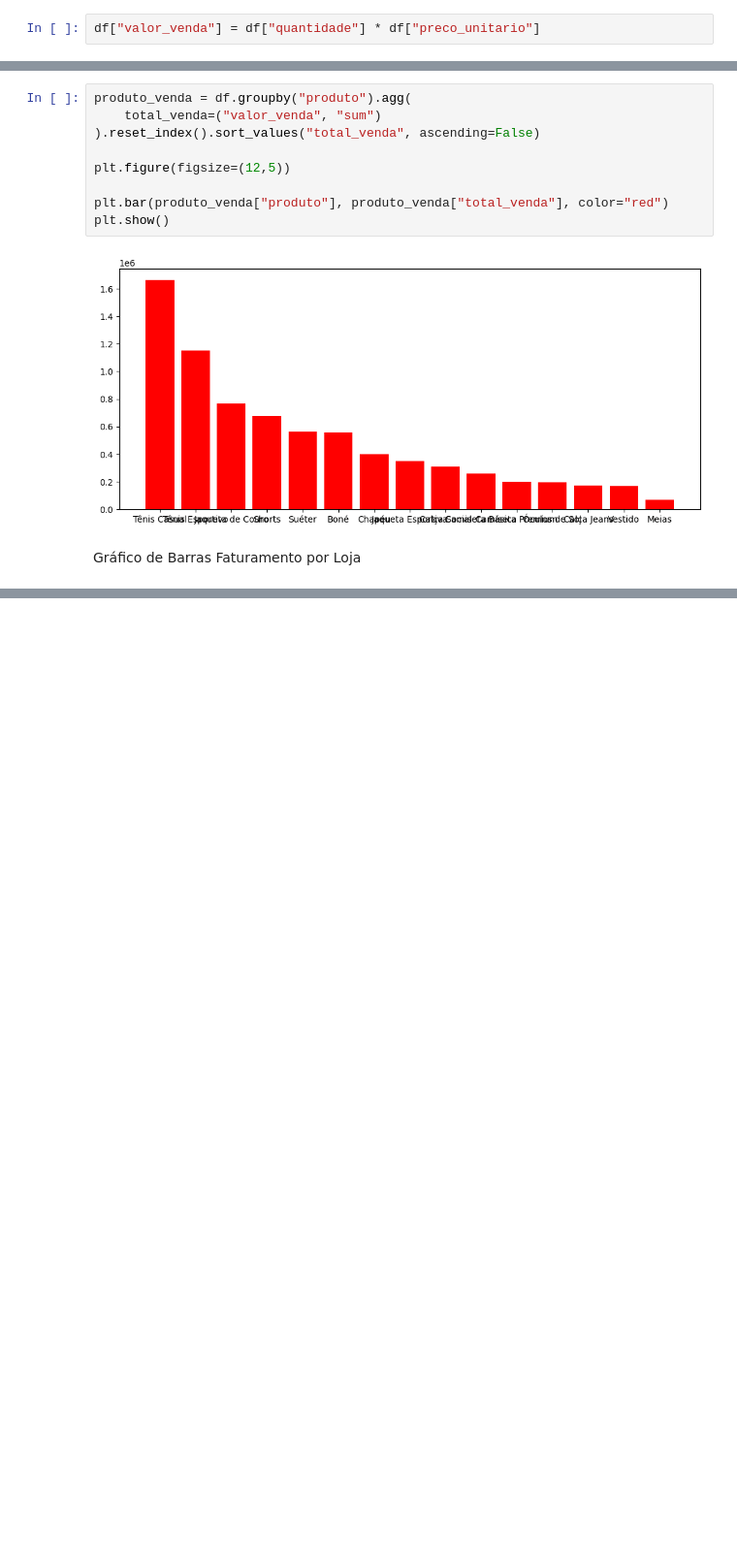
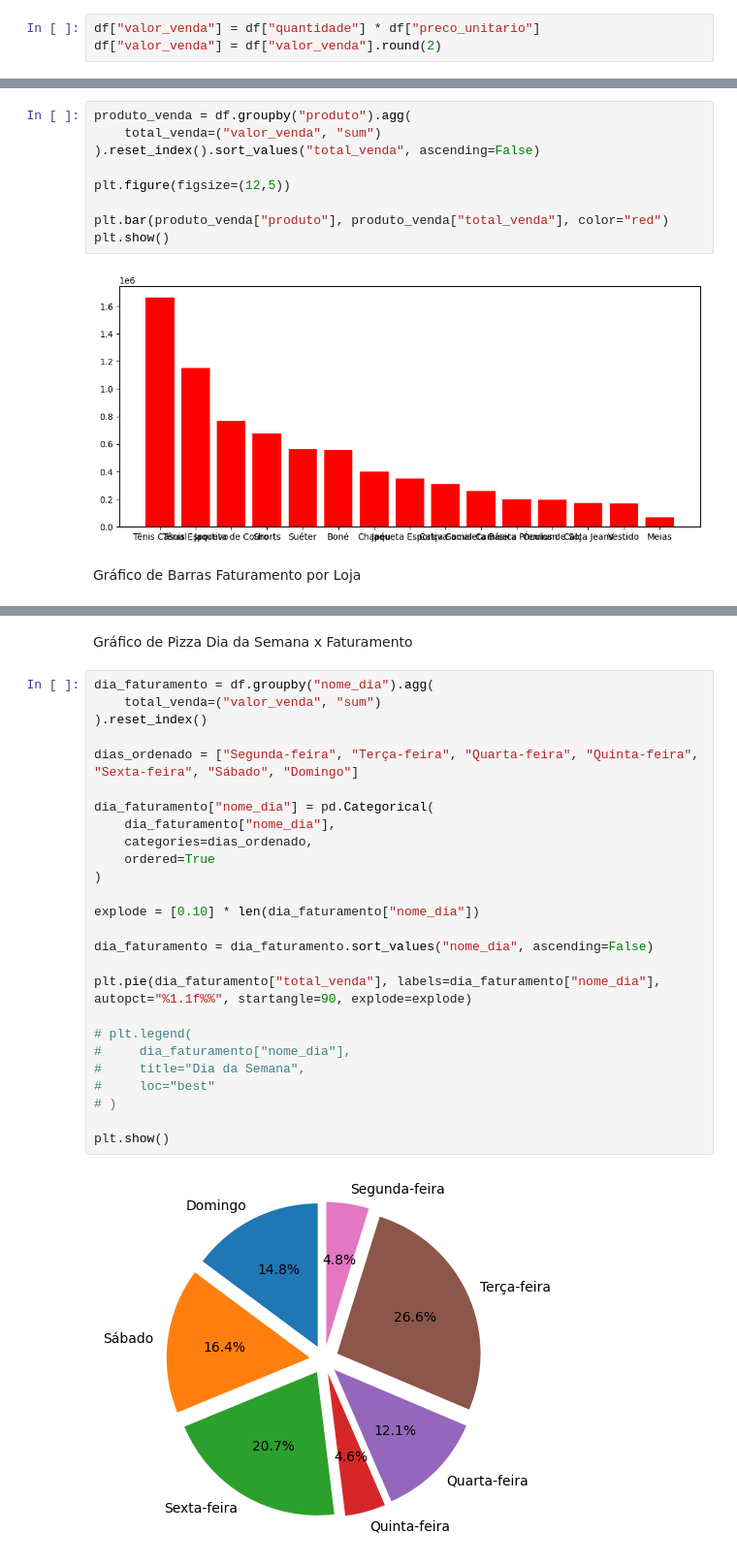
Before and after one commit to TarikPonciano/Analista-de-Dados-2025.07.91, a Jupyter notebook: Aula 8 - 9/analiseVendas.ipynb, the cells around one changed output, grey strips where cells are left out. Shown at 97% size. Cells and saved outputs as stored; diff of their text form; blank space fills up the shorter version.

```diff
--- a/Aula 8 - 9/analiseVendas.ipynb
+++ b/Aula 8 - 9/analiseVendas.ipynb
@@ -69,6 +69,7 @@ df["mes_ano"] = df["data"].dt.to_period("M")
 Enriquecimento da Coluna Valor Venda
 # %%
 df["valor_venda"] = df["quantidade"] * df["preco_unitario"]
+df["valor_venda"] = df["valor_venda"].round(2)
 # %% [markdown]
 Gráfico Produto Venda
 # %%
@@ -120,3 +120,33 @@ for bar in barras:
 plt.show()
 # %% [output]
 [figure]
+# %% [markdown]
+Gráfico de Pizza Dia da Semana x Faturamento
+# %%
+dia_faturamento = df.groupby("nome_dia").agg(
+    total_venda=("valor_venda", "sum")
+).reset_index()
+
+dias_ordenado = ["Segunda-feira", "Terça-feira", "Quarta-feira", "Quinta-feira", "Sexta-feira", "Sábado", "Domingo"]
+
+dia_faturamento["nome_dia"] = pd.Categorical(
+    dia_faturamento["nome_dia"],
+    categories=dias_ordenado,
+    ordered=True
+)
+
+explode = [0.10] * len(dia_faturamento["nome_dia"])
+
+dia_faturamento = dia_faturamento.sort_values("nome_dia", ascending=False)
+
+plt.pie(dia_faturamento["total_venda"], labels=dia_faturamento["nome_dia"], autopct="%1.1f%%", startangle=90, explode=explode)
+
+# plt.legend(
+#     dia_faturamento["nome_dia"],
+#     title="Dia da Semana",
+#     loc="best"
+# )
+
+plt.show()
+# %% [output]
+[figure, added]
```
Also changed, not shown: parts of 2 cells of this notebook, 1 other file.
